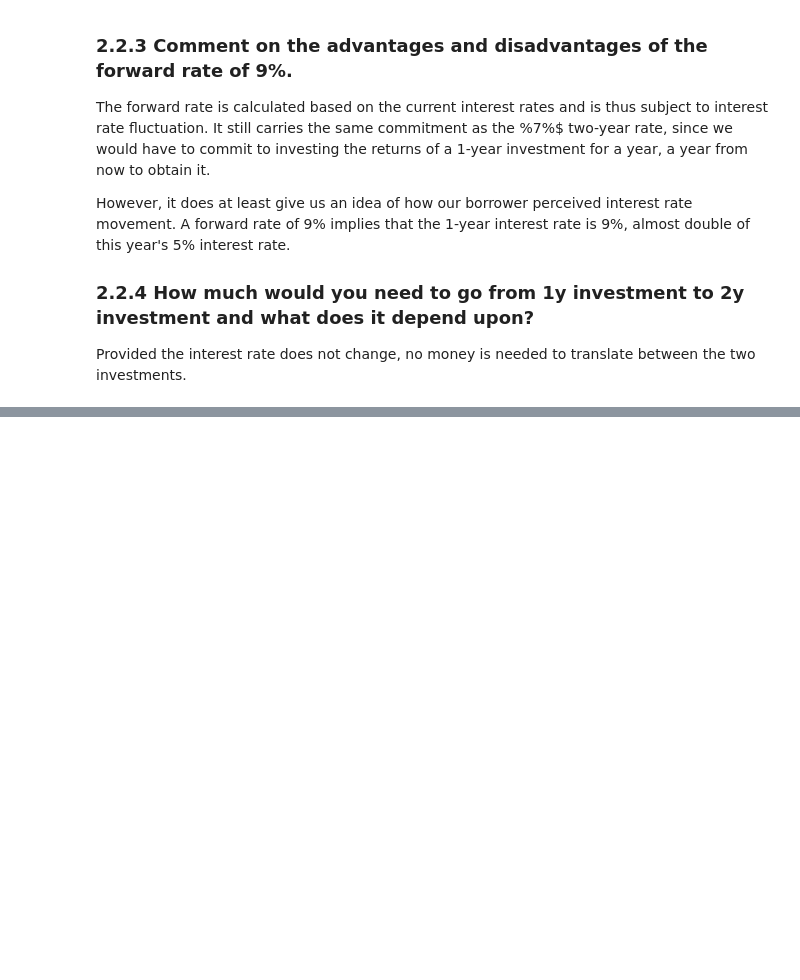
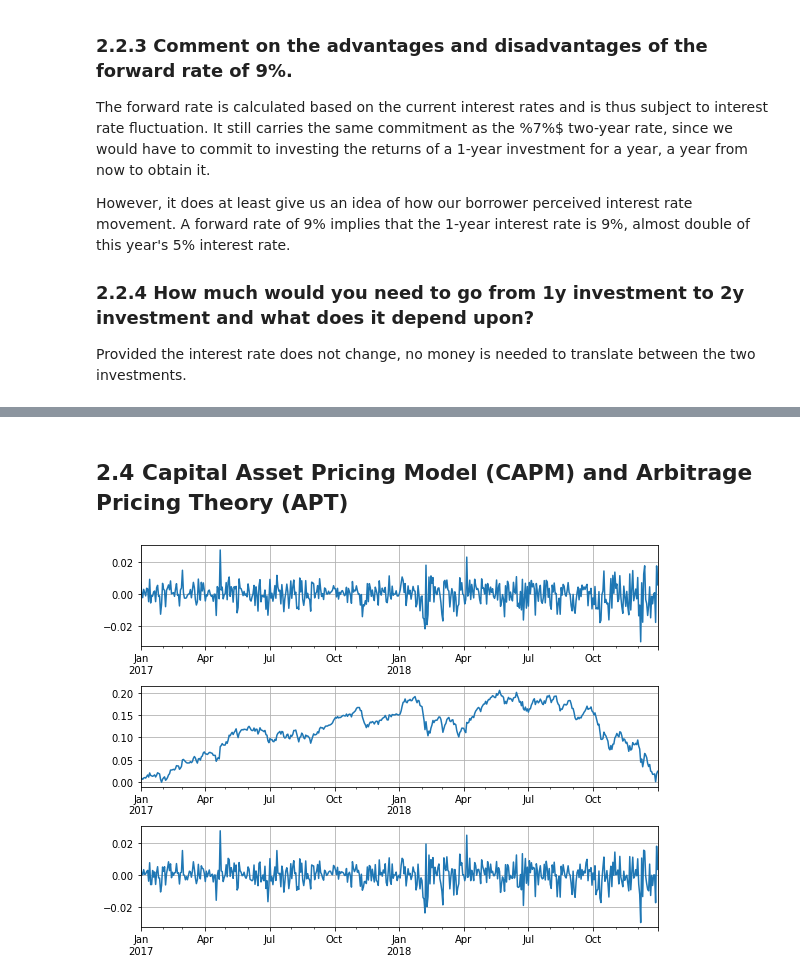
Before and after one commit to Darrekt/SPMLF-CW, a Jupyter notebook: main.ipynb, the cells around one changed output, grey strips where cells are left out. Drawn from its saved outputs; the diff is of its cells as text; code cells hidden in the pictures; blank space fills up the shorter version.

```diff
--- a/main.ipynb
+++ b/main.ipynb
@@ -551,0 +577,28 @@ The modified duration is lower than the duration, since we obtain it by discount
+# %% [markdown]
+## 2.4 Capital Asset Pricing Model (CAPM) and Arbitrage Pricing Theory (APT)
+# %%
+import pandas as pd
+import matplotlib.pyplot as plt
+%matplotlib inline
+
+df = pd.read_csv(r'data/q2/fsp_case_31_BSD.csv',index_col=0,header=[0,1])
+df.index = pd.to_datetime(df.index)
+df = df.sort_index()
+# %%
+# Estimate the market returns per day: un-weighted average return across all companies
+unweighted_returns = df['ret'].mean(1)
+
+# Estimate the cap-weighted market return: the capitalisation-weighted daily average return across all companies.
+market_returns = df['ret'].multiply(df['mcap'])       # Daily return per company, element-wise multiplication with market cap
+total_market_caps = df['mcap'].sum(axis=1)            # Daily total market values
+market_returns = market_returns.sum(axis=1).divide(total_market_caps)  # Sum across companies and divide by total market cap
+
+fig, (ax1, ax2, ax3) = plt.subplots(3,1)
+unweighted_returns.plot(ax=ax1, grid=True)
+unweighted_returns.cumsum().plot(ax=ax2, grid=True)
+
+market_returns.plot(ax=ax3, grid=True)
+fig.set_size_inches(8,6)
+fig.tight_layout()
+# %% [output]
+[figure, added]
```
Also changed, not shown: parts of 10 cells of this notebook, 6 other files.
